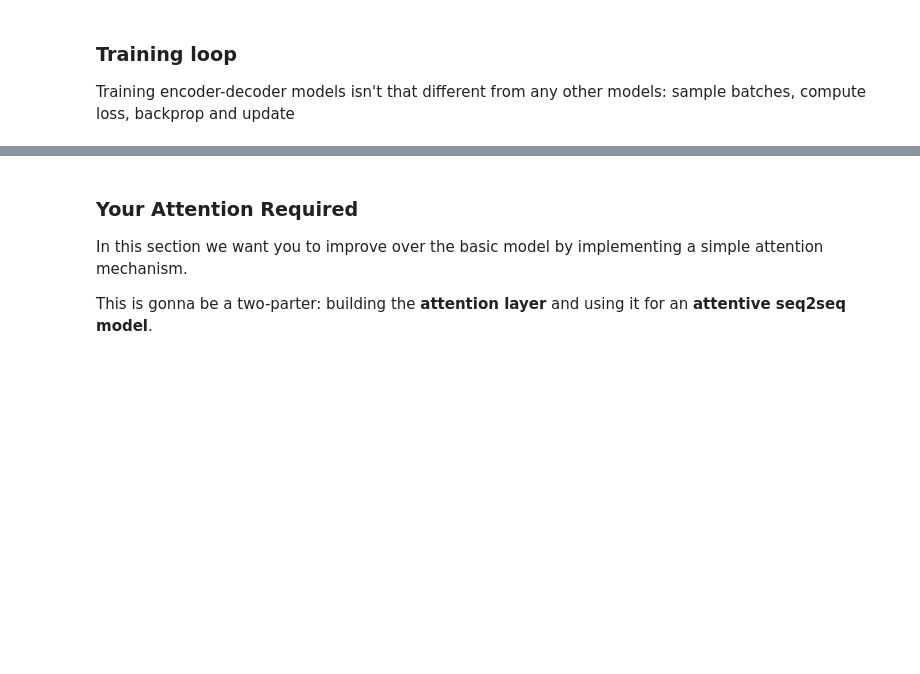
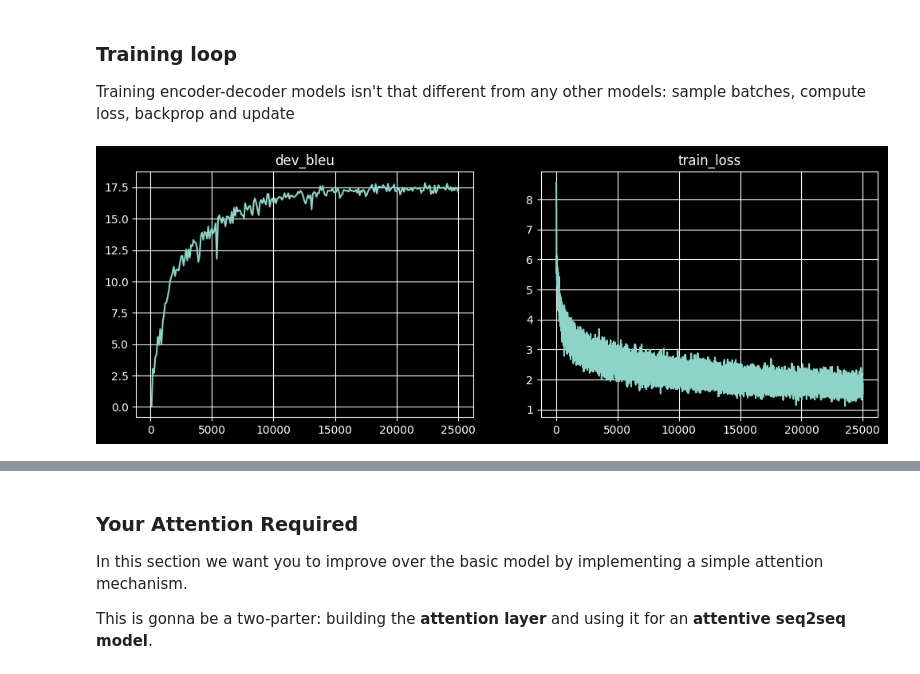
Before and after one commit to uzzername/nlp_course, a Jupyter notebook: week03_attention/new_practice_and_homework.ipynb, the cells around one changed output, grey strips where cells are left out. Cells and saved outputs as stored; diff of their text form; code cells hidden in the pictures; blank space fills up the shorter version.

```diff
--- a/week03_attention/new_practice_and_homework.ipynb
+++ b/week03_attention/new_practice_and_homework.ipynb
@@ -277,3 +277,6 @@ Our training objective is almost the same as it was for neural language models:
 $$ L = {\frac1{|D|}} \sum_{X, Y \in D} \sum_{y_t \in Y} - \log p(y_t \mid y_1, \dots, y_{t-1}, X, \theta) $$
 
 where $|D|$ is the __total length of all sequences__, including BOS and first EOS, but excluding PAD.
+# %%
+a = torch.rand(5) * 5
+print(a, -a)
@@ -292,20 +297,20 @@ def compute_loss(model, inp, out, **flags):
     targets_1hot = F.one_hot(out, len(model.out_voc)).to(torch.float32)
 
     # outputs of the model, [batch_size, out_len, num_tokens]
-    inp_hid = model.encode(inp)[0]
-    logits_seq = model.decode(inp_hid, out)
+    hidden_state = model.encode(inp)
+    logits_seq = model.decode(hidden_state, out)
 
     # log-probabilities of all tokens at all steps, [batch_size, out_len, num_tokens]
-    softmax = nn.softmax(dim=-1)
-    logprobs_seq = softmax(logits_seq)
+    softmax = nn.Softmax(dim=-1)
+    logprobs_seq = -torch.log(softmax(logits_seq)) # softmax(logits_seq)
 
     # log-probabilities of correct outputs, [batch_size, out_len]
     logp_out = (logprobs_seq * targets_1hot).sum(dim=-1)
     # ^-- this will select the probability of the actual next token.
-    # Note: you can compute loss more efficiently using using F.cross_entropy
+    # Note: you can compute loss more efficiently using F.cross_entropy
 
     # average cross-entropy over tokens where mask == True
-    return loss(logp_out, targets_1hot) # average loss, scalar
+    return torch.masked_select(logp_out, mask).mean() # average loss, scalar
 # %%
 dummy_loss = compute_loss(model, dummy_inp_tokens, dummy_out_tokens)
 print("Loss:", dummy_loss)
@@ -354,25 +374,31 @@ batch_size = 32
 # %%
 for _ in trange(25000):
     step = len(metrics['train_loss']) + 1
     batch_ix = np.random.randint(len(train_inp), size=batch_size)
     batch_inp = inp_voc.to_matrix(train_inp[batch_ix]).to(device)
     batch_out = out_voc.to_matrix(train_out[batch_ix]).to(device)
 
-    <YOUR CODE: training step using batch_inp and batch_out>
+    # <YOUR CODE: training step using batch_inp and batch_out>
+    opt.zero_grad()
+    loss_t = compute_loss(model, batch_inp, batch_out)
+    loss_t.backward()
+    opt.step()
 
     metrics['train_loss'].append((step, loss_t.item()))
 
     if step % 100 == 0:
         metrics['dev_bleu'].append((step, compute_bleu(model, dev_inp, dev_out)))
 
         clear_output(True)
         plt.figure(figsize=(12,4))
         for i, (name, history) in enumerate(sorted(metrics.items())):
             plt.subplot(1, len(metrics), i + 1)
             plt.title(name)
             plt.plot(*zip(*history))
             plt.grid()
         plt.show()
         print("Mean loss=%.3f" % np.mean(metrics['train_loss'][-10:], axis=0)[1], flush=True)
 
 # Note: it's okay if bleu oscillates up and down as long as it gets better on average over long term (e.g. 5k batches)
+# %% [output]
+[figure, added]
```
Also changed, not shown: parts of 9 cells of this notebook.
